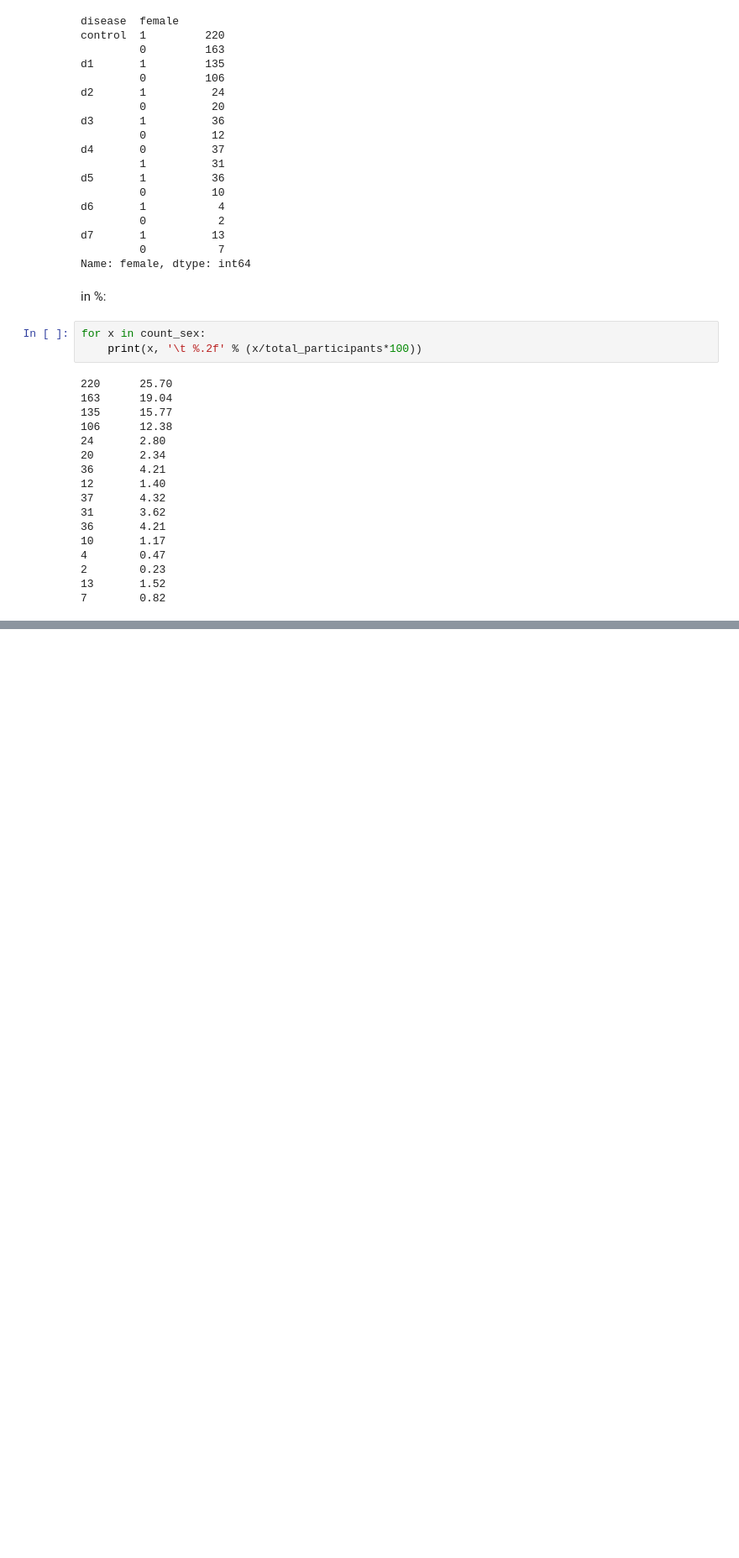
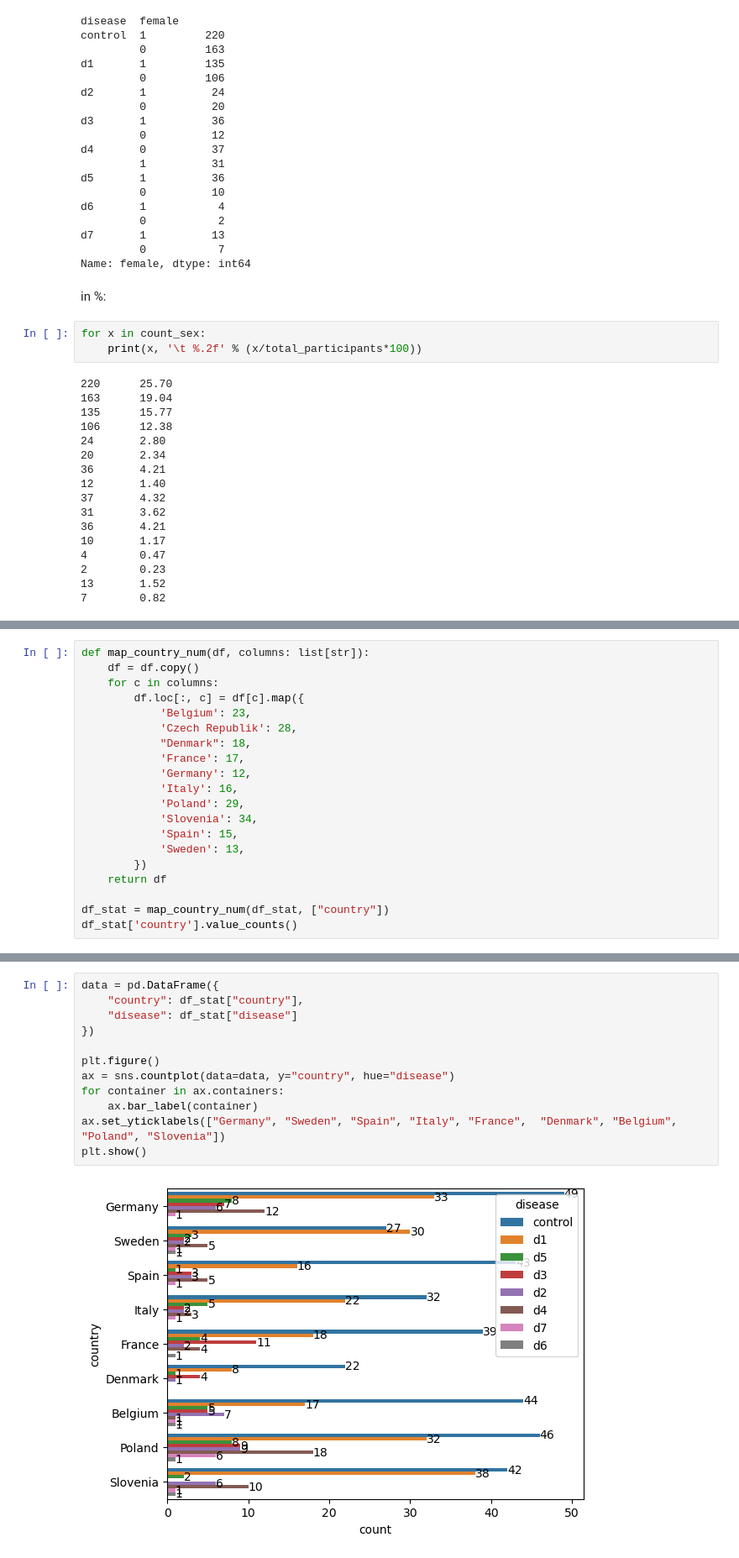
Before and after one commit to mjoeli/csb_project, a Jupyter notebook: regression.ipynb, the cells around one changed output, grey strips where cells are left out. Shown at 84% size. Saved outputs shown, nothing was run; the diff lists cells and outputs as text; blank space fills up the shorter version.

```diff
--- a/regression.ipynb
+++ b/regression.ipynb
@@ -665,0 +662,20 @@ plt.show()
+# %%
+def map_country_num(df, columns: list[str]):
+    df = df.copy()
+    for c in columns:
+        df.loc[:, c] = df[c].map({
+            'Belgium': 23,
+            'Czech Republik': 28,
+            "Denmark": 18,
+            'France': 17,
+            'Germany': 12,
+            'Italy': 16,
+            'Poland': 29,
+            'Slovenia': 34,
+            'Spain': 15,
+            'Sweden': 13,
+        })
+    return df
+
+df_stat = map_country_num(df_stat, ["country"])
+df_stat['country'].value_counts()
@@ -665,0 +693,14 @@ plt.show()
+# %%
+data = pd.DataFrame({
+    "country": df_stat["country"],
+    "disease": df_stat["disease"]
+})
+
+plt.figure()
+ax = sns.countplot(data=data, y="country", hue="disease")
+for container in ax.containers:
+    ax.bar_label(container)
+ax.set_yticklabels(["Germany", "Sweden", "Spain", "Italy", "France",  "Denmark", "Belgium", "Poland", "Slovenia"])
+plt.show()
+# %% [output]
+[figure, added]
```
Also changed, not shown: parts of 18 cells of this notebook.
